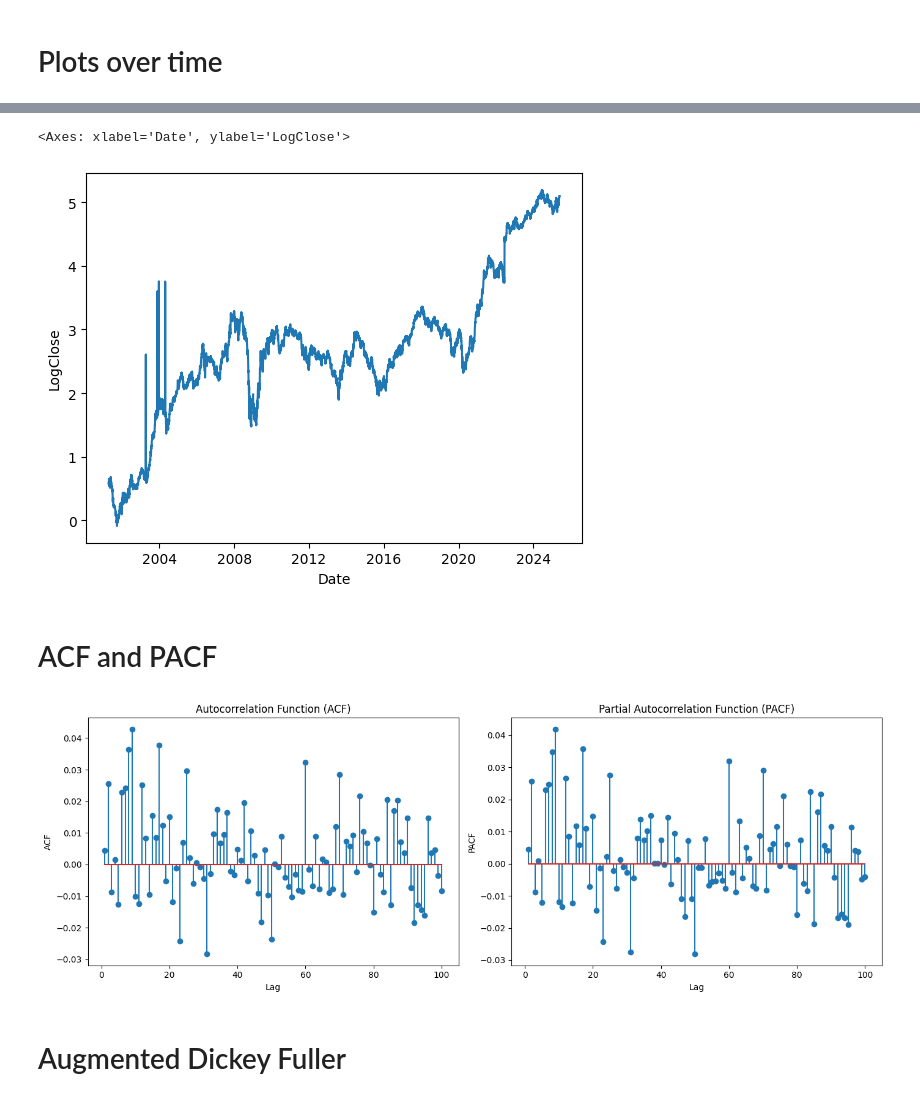
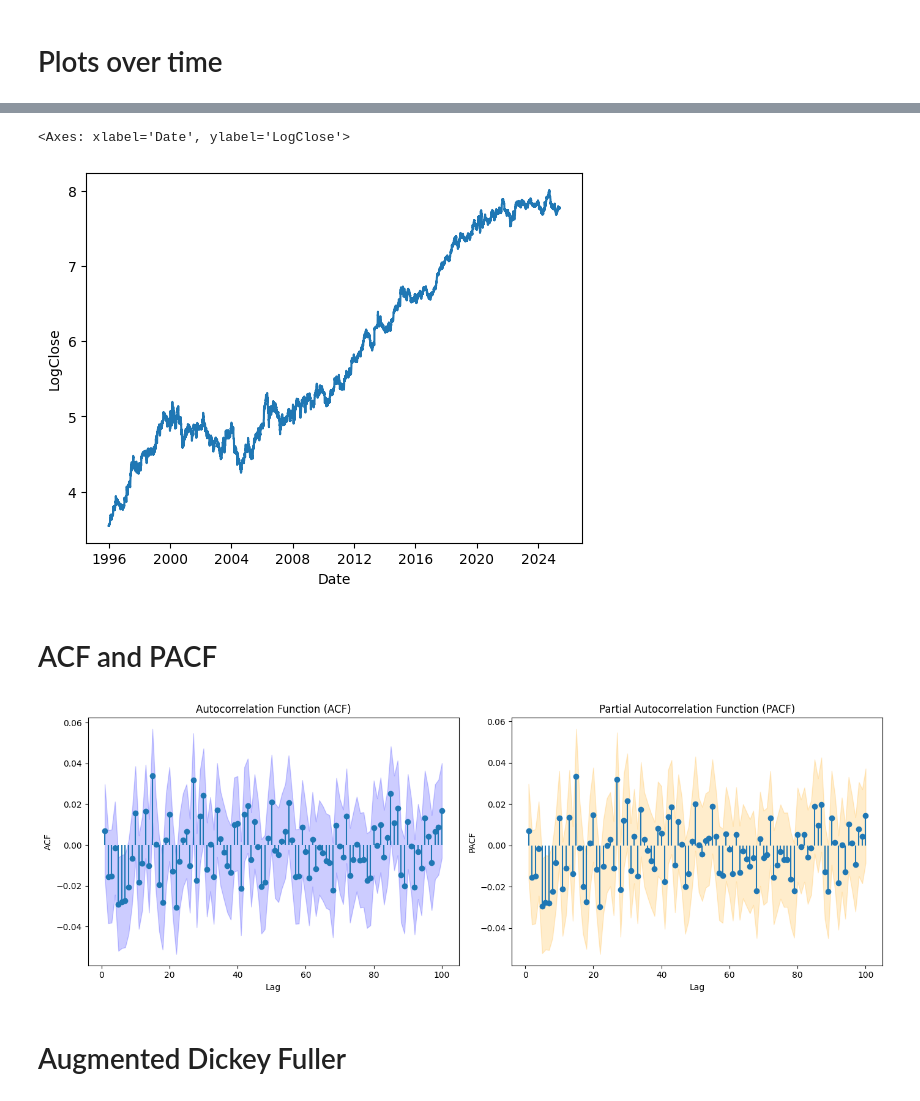
Before and after one commit to git-ankuryadav/Stock-Price-Prediction, a Jupyter notebook: Intraday_Return_Prediction.ipynb, the cells around one changed output, grey strips where cells are left out. Cells and saved outputs as stored; diff of their text form; code cells hidden in the pictures.

```diff
--- a/Intraday_Return_Prediction.ipynb
+++ b/Intraday_Return_Prediction.ipynb
@@ -13,7 +13,7 @@ from sklearn.metrics import root_mean_squared_error, mean_absolute_error
 # %% [markdown]
 # Reading the Data
 # %%
-df = pd.read_csv("dataFiles/TATASTEEL_cleaned.csv")
+df = pd.read_csv("dataFiles/HINDUNILVR_cleaned.csv")
 # %% [markdown]
 # Basic Data Cleaning
 # %%
@@ -51,10 +42,11 @@ print(df.head())
 df['LogClose'] = np.log(df['Close'])
 
 df['Return'] =  df['Close'] - df['Open']
+df['DailyReturn'] = df['Close'] / df['Close'].shift(1) - 1
 # df['LogReturn'] = np.log(df['Return'])
 
 df.head()
-df3 = df.tail(6000)
+df3 = df
 # %%
 # df2 = df2.set_index('Date')
 # df3 = df2.resample('ME').last()
@@ -89,40 +86,51 @@ sns.lineplot(data=df3, x="Date", y="Close")
 sns.lineplot(data=df3, x="Date", y="LogClose")
 # %% [output]
 <Axes: xlabel='Date', ylabel='LogClose'>
-[figure, old version]
+[figure, new version]
 # %% [markdown]
 # ACF and PACF
 # %%
 from statsmodels.tsa.stattools import acf, pacf
 import matplotlib.pyplot as plt
 import numpy as np
 
 # Series without NaNs
-series = df3['IntradayReturn'].dropna()
+series = df3['DailyReturn'].dropna()
 
-# Compute ACF and PACF values excluding lag 0
-acf_vals = acf(series, nlags=100)[1:]      # Exclude lag 0
-pacf_vals = pacf(series, nlags=100, method='ywm')[1:]  # Exclude lag 0
+# Compute ACF and PACF with confidence intervals
+acf_vals, acf_confint = acf(series, nlags=100, alpha=0.05)  # 95% CI
+pacf_vals, pacf_confint = pacf(series, nlags=100, method='ywm', alpha=0.05)
 
+# Exclude lag 0
 lags = np.arange(1, 101)
+acf_vals = acf_vals[1:]
+acf_confint = acf_confint[1:]
+pacf_vals = pacf_vals[1:]
+pacf_confint = pacf_confint[1:]
 
 # Plot
 fig, axes = plt.subplots(1, 2, figsize=(14, 5))
 
-axes[0].stem(lags, acf_vals)
+# ACF plot
+axes[0].stem(lags, acf_vals, basefmt=" ")
+axes[0].fill_between(lags, acf_confint[:, 0] - acf_vals + acf_vals, acf_confint[:, 1] - acf_vals + acf_vals,
+                     color='blue', alpha=0.2)
 axes[0].set_title('Autocorrelation Function (ACF)')
 axes[0].set_xlabel('Lag')
 axes[0].set_ylabel('ACF')
 
-axes[1].stem(lags, pacf_vals)
+# PACF plot
+axes[1].stem(lags, pacf_vals, basefmt=" ")
+axes[1].fill_between(lags, pacf_confint[:, 0] - pacf_vals + pacf_vals, pacf_confint[:, 1] - pacf_vals + pacf_vals,
+                     color='orange', alpha=0.2)
 axes[1].set_title('Partial Autocorrelation Function (PACF)')
 axes[1].set_xlabel('Lag')
 axes[1].set_ylabel('PACF')
 
 plt.tight_layout()
 plt.show()
 # %% [output]
-[figure, old version]
+[figure, new version]
 # %% [markdown]
 # Augmented Dickey Fuller
 # %%
```
Also changed, not shown: parts of 28 cells of this notebook, 4 other files.
